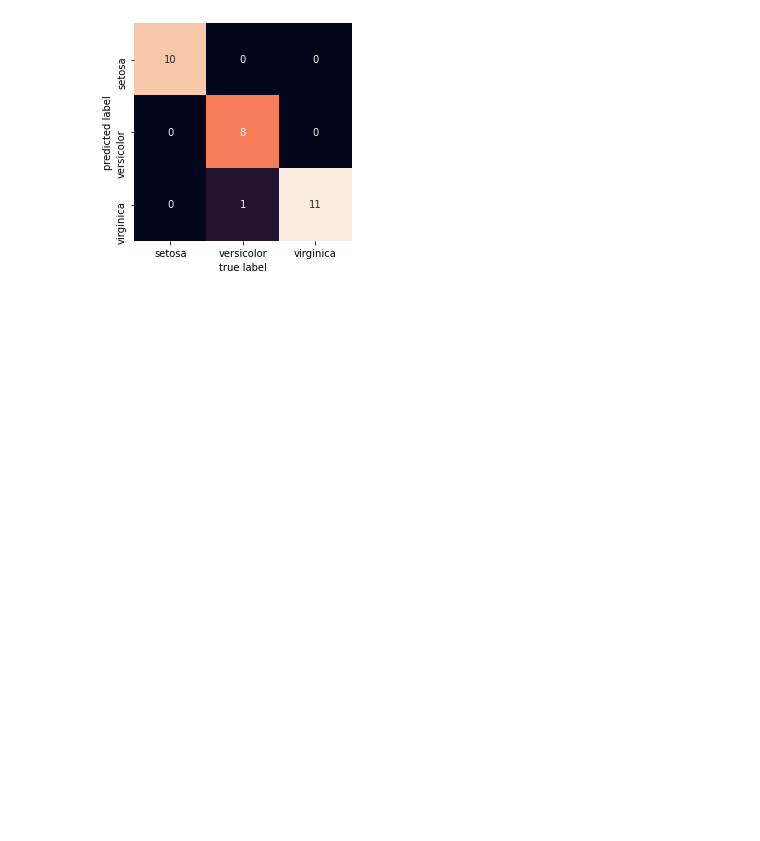
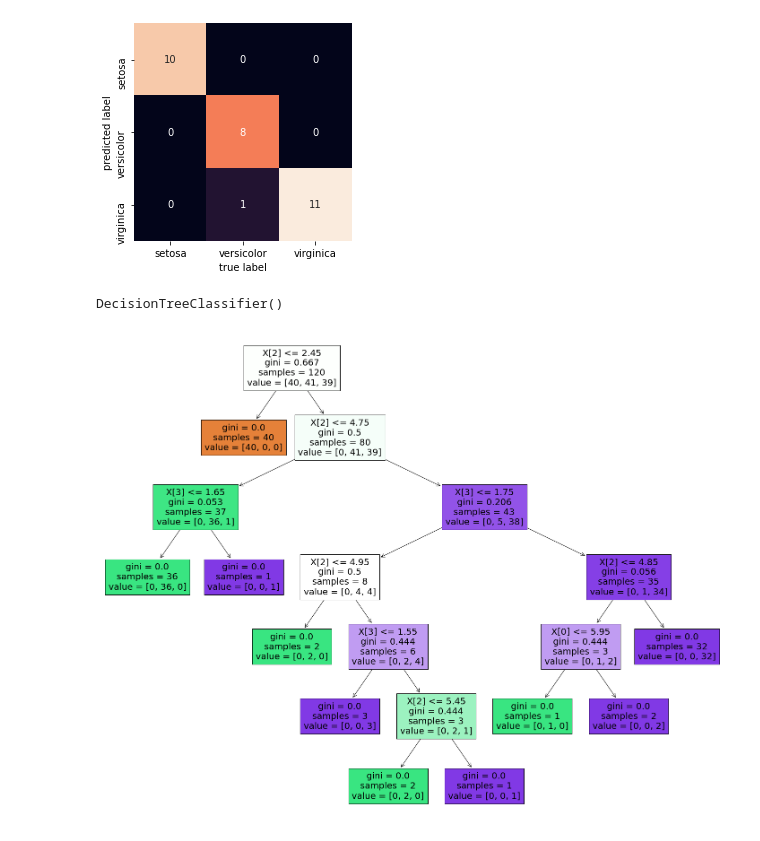
Before and after one commit to daniel-saeedi/AI-SummerSchool-Project2, a Jupyter notebook: Project2.ipynb, the cells around one changed output. Cells and saved outputs as stored; diff of their text form; code cells hidden in the pictures; blank space fills up the shorter version.

Commit message:
decision tree ,randomized tree

```diff
--- a/Project2.ipynb
+++ b/Project2.ipynb
@@ -283,3 +286,15 @@ plt.ylabel('predicted label')
 # %% [output]
 Text(91.68, 0.5, 'predicted label')
 [figure]
+# %%
+from sklearn.tree import DecisionTreeClassifier
+classifier = DecisionTreeClassifier()
+classifier.fit(X_train, y_train)
+# %% [output]
+DecisionTreeClassifier()
+# %%
+from sklearn import tree
+fig = plt.figure(figsize=(25,20))
+tree_plot=tree.plot_tree(classifier,filled=True)
+# %% [output]
+[figure, added]
```
Also changed, not shown: parts of 20 cells of this notebook.
